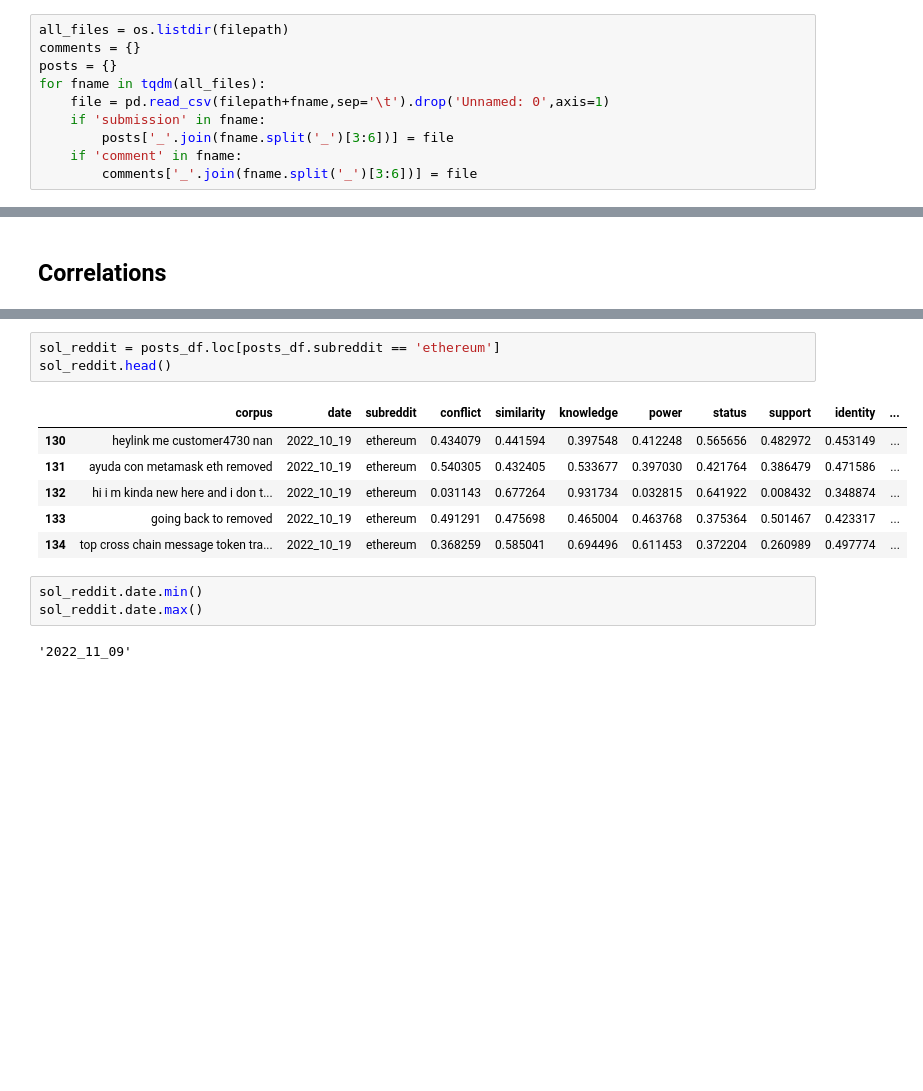
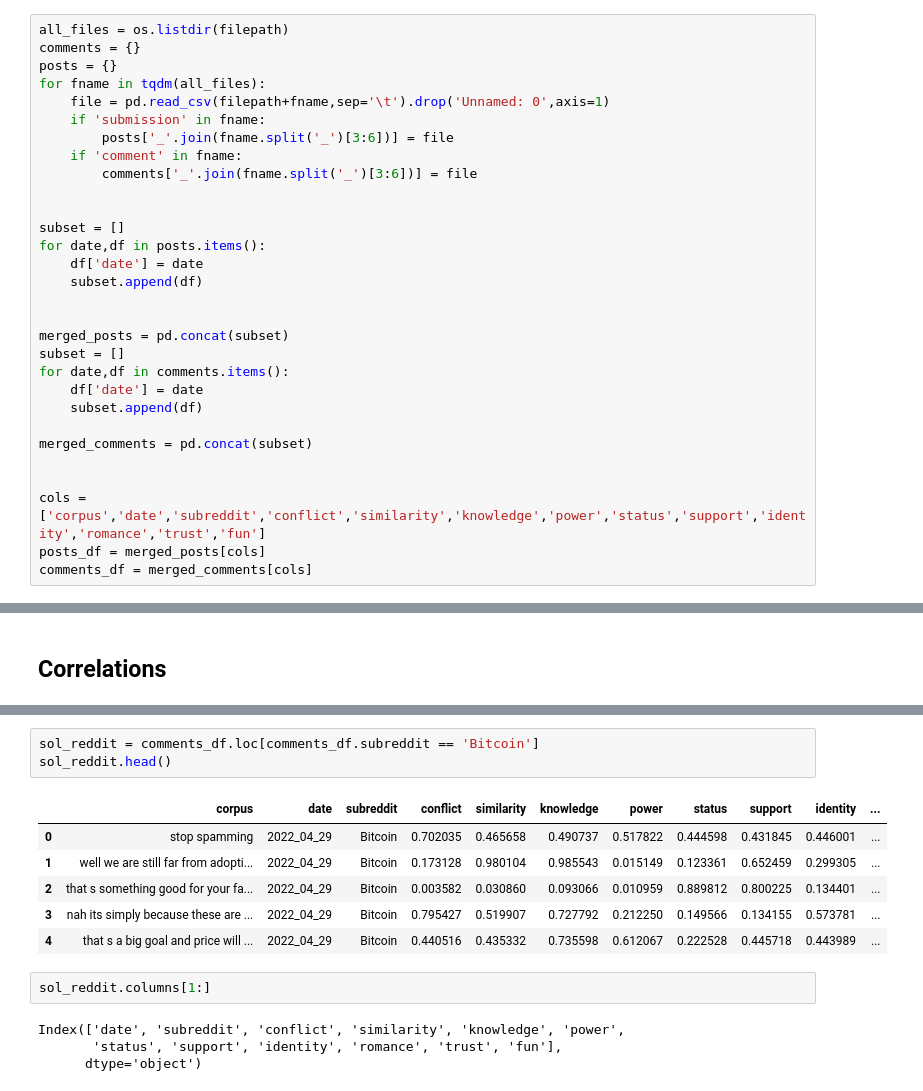
Before and after one commit to DueViktor/WildDataExam, a Jupyter notebook: CorrelationAnalysis.ipynb, the cells around one changed output, grey strips where cells are left out. Cells and saved outputs as stored; diff of their text form; blank space fills up the shorter version.

```diff
--- a/CorrelationAnalysis.ipynb
+++ b/CorrelationAnalysis.ipynb
@@ -19,6 +19,26 @@ for fname in tqdm(all_files):
         posts['_'.join(fname.split('_')[3:6])] = file
     if 'comment' in fname:
         comments['_'.join(fname.split('_')[3:6])] = file
+
+
+subset = []
+for date,df in posts.items():
+    df['date'] = date
+    subset.append(df)
+
+
+merged_posts = pd.concat(subset)
+subset = []
+for date,df in comments.items():
+    df['date'] = date
+    subset.append(df)
+
+merged_comments = pd.concat(subset)
+
+
+cols = ['corpus','date','subreddit','conflict','similarity','knowledge','power','status','support','identity','romance','trust','fun']
+posts_df = merged_posts[cols]
+comments_df = merged_comments[cols]
 # %%
 subset = []
 for date,df in posts.items():
@@ -120,15 +128,16 @@ plt.show()
 # %%
-sol_reddit = posts_df.loc[posts_df.subreddit == 'ethereum']
+sol_reddit = comments_df.loc[comments_df.subreddit == 'Bitcoin']
 sol_reddit.head()
 # %% [output]
 |  | corpus | date | subreddit | conflict | similarity | knowledge | power | status | support | identity | ... |
-| 130 | heylink me customer4730 nan | 2022_10_19 | ethereum | 0.434079 | 0.441594 | 0.397548 | 0.412248 | 0.565656 | 0.482972 | 0.453149 | ... |
-| 131 | ayuda con metamask eth removed | 2022_10_19 | ethereum | 0.540305 | 0.432405 | 0.533677 | 0.397030 | 0.421764 | 0.386479 | 0.471586 | ... |
-| 132 | hi i m kinda new here and i don t... | 2022_10_19 | ethereum | 0.031143 | 0.677264 | 0.931734 | 0.032815 | 0.641922 | 0.008432 | 0.348874 | ... |
-| 133 | going back to removed | 2022_10_19 | ethereum | 0.491291 | 0.475698 | 0.465004 | 0.463768 | 0.375364 | 0.501467 | 0.423317 | ... |
-| 134 | top cross chain message token tra... | 2022_10_19 | ethereum | 0.368259 | 0.585041 | 0.694496 | 0.611453 | 0.372204 | 0.260989 | 0.497774 | ... |
+| 0 | stop spamming | 2022_04_29 | Bitcoin | 0.702035 | 0.465658 | 0.490737 | 0.517822 | 0.444598 | 0.431845 | 0.446001 | ... |
+| 1 | well we are still far from adopti... | 2022_04_29 | Bitcoin | 0.173128 | 0.980104 | 0.985543 | 0.015149 | 0.123361 | 0.652459 | 0.299305 | ... |
+| 2 | that s something good for your fa... | 2022_04_29 | Bitcoin | 0.003582 | 0.030860 | 0.093066 | 0.010959 | 0.889812 | 0.800225 | 0.134401 | ... |
+| 3 | nah its simply because these are ... | 2022_04_29 | Bitcoin | 0.795427 | 0.519907 | 0.727792 | 0.212250 | 0.149566 | 0.134155 | 0.573781 | ... |
+| 4 | that s a big goal and price will ... | 2022_04_29 | Bitcoin | 0.440516 | 0.435332 | 0.735598 | 0.612067 | 0.222528 | 0.445718 | 0.443989 | ... |
-# %%
-sol_reddit.date.min()
-sol_reddit.date.max()
-# %% [output]
-'2022_11_09'
+# %%
+sol_reddit.columns[1:]
+# %% [output]
+Index(['date', 'subreddit', 'conflict', 'similarity', 'knowledge', 'power',
+       'status', 'support', 'identity', 'romance', 'trust', 'fun'],
+      dtype='object')
```
Also changed, not shown: parts of 29 cells of this notebook, 1 other file.
